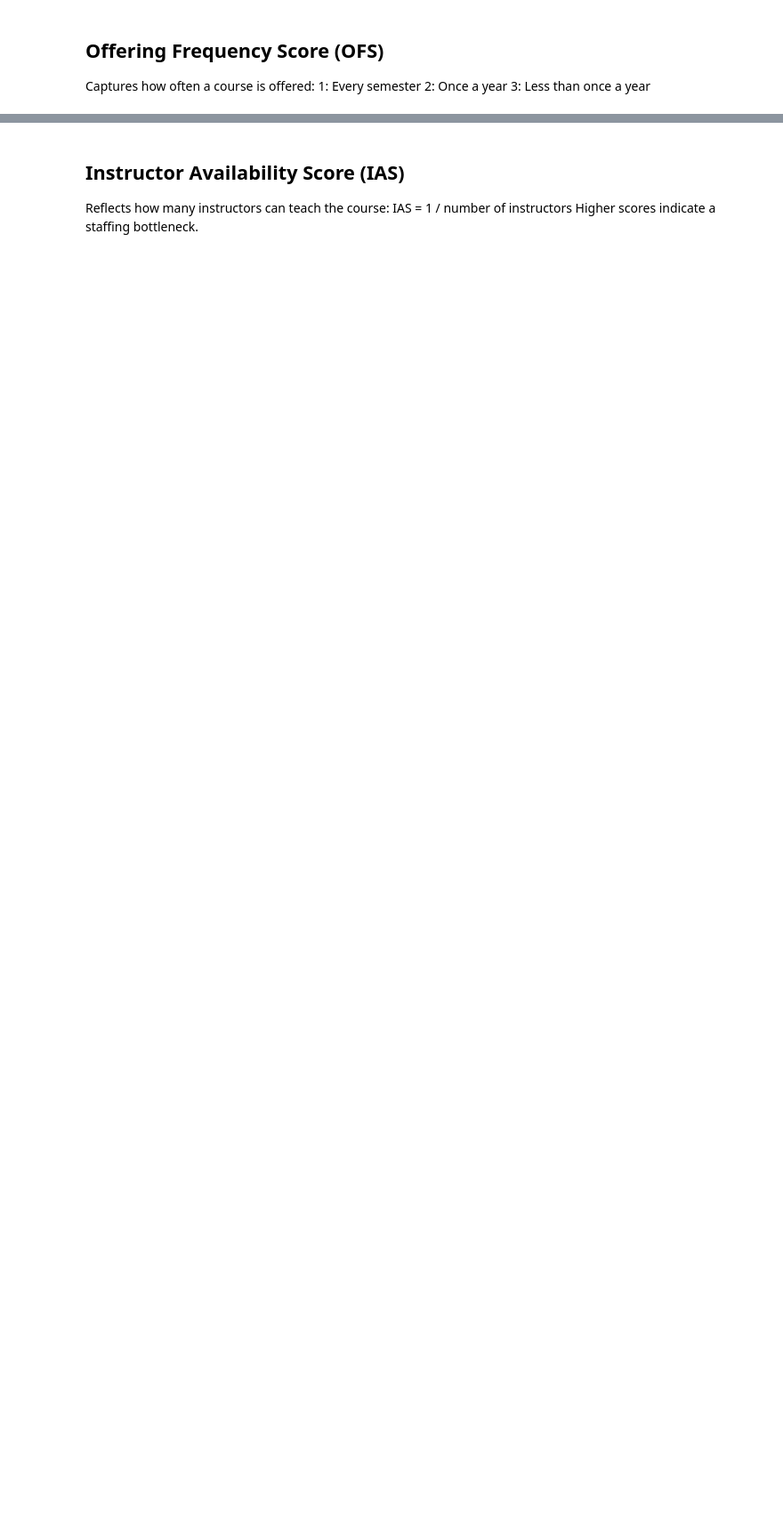
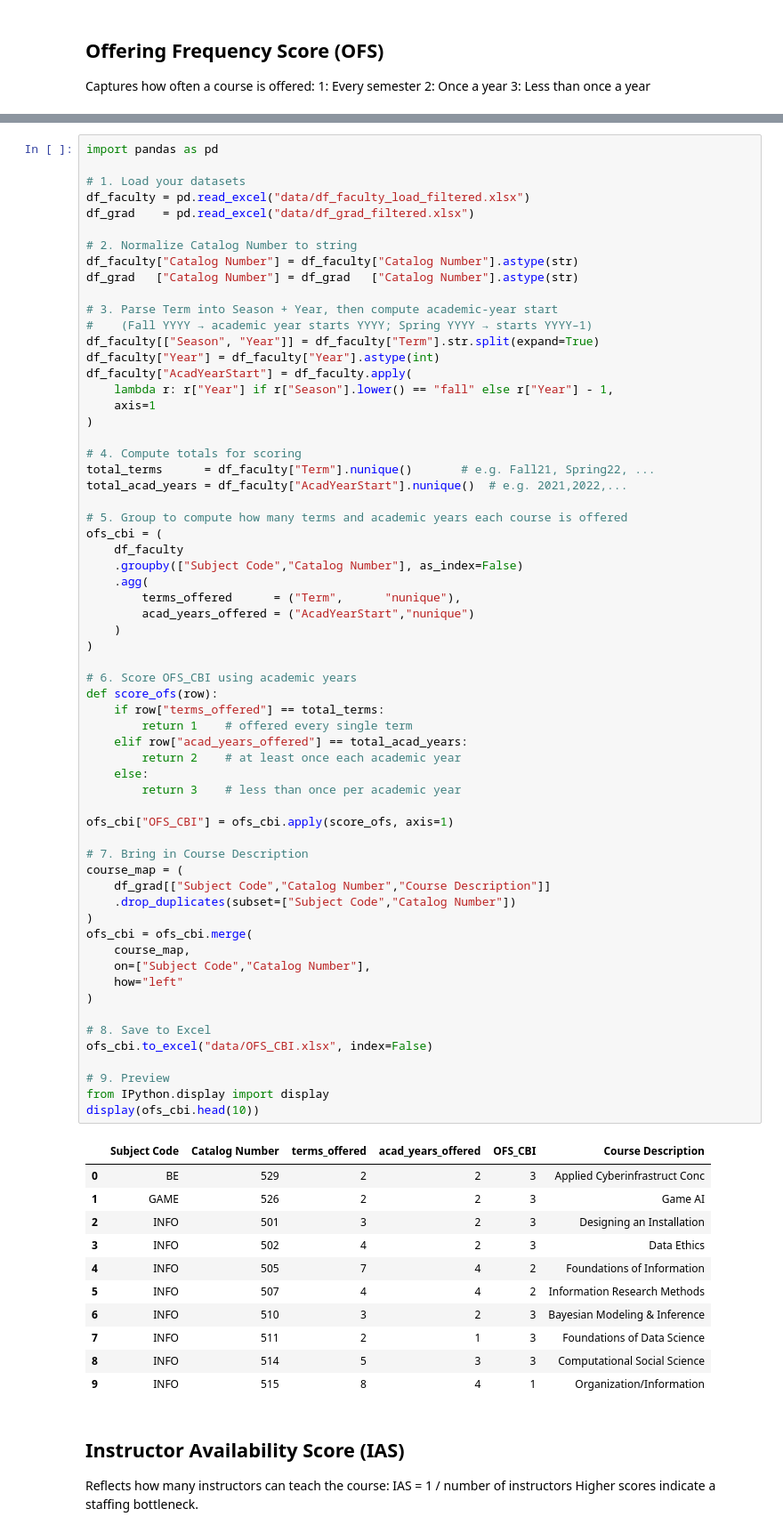
Before and after one commit to sindhugoshika/Grad-Census-Data-Analysis-Capstone, a Jupyter notebook: analysis/2. Trend Analysis/CBI_Analysis.ipynb, the cells around one changed output, grey strips where cells are left out. Shown: that part at 89% size. Drawn from its saved outputs; the diff is of its cells as text; blank space fills up the shorter version.

Commit message:
Updated OFS code by considering academic calender

```diff
--- a/analysis/2. Trend Analysis/CBI_Analysis.ipynb
+++ b/analysis/2. Trend Analysis/CBI_Analysis.ipynb
@@ -225,3 +162,77 @@ display(ofs_cbi.head(10))
+# %%
+import pandas as pd
+
+# 1. Load your datasets
+df_faculty = pd.read_excel("data/df_faculty_load_filtered.xlsx")
+df_grad    = pd.read_excel("data/df_grad_filtered.xlsx")
+
+# 2. Normalize Catalog Number to string
+df_faculty["Catalog Number"] = df_faculty["Catalog Number"].astype(str)
+df_grad   ["Catalog Number"] = df_grad   ["Catalog Number"].astype(str)
+
+# 3. Parse Term into Season + Year, then compute academic‐year start
+#    (Fall YYYY → academic year starts YYYY; Spring YYYY → starts YYYY–1)
+df_faculty[["Season", "Year"]] = df_faculty["Term"].str.split(expand=True)
+df_faculty["Year"] = df_faculty["Year"].astype(int)
+df_faculty["AcadYearStart"] = df_faculty.apply(
+    lambda r: r["Year"] if r["Season"].lower() == "fall" else r["Year"] - 1,
+    axis=1
+)
+
+# 4. Compute totals for scoring
+total_terms      = df_faculty["Term"].nunique()       # e.g. Fall21, Spring22, ...
+total_acad_years = df_faculty["AcadYearStart"].nunique()  # e.g. 2021,2022,...
+
+# 5. Group to compute how many terms and academic years each course is offered
+ofs_cbi = (
+    df_faculty
+    .groupby(["Subject Code","Catalog Number"], as_index=False)
+    .agg(
+        terms_offered      = ("Term",      "nunique"),
+        acad_years_offered = ("AcadYearStart","nunique")
+    )
+)
+
+# 6. Score OFS_CBI using academic years
+def score_ofs(row):
+    if row["terms_offered"] == total_terms:
+        return 1    # offered every single term
+    elif row["acad_years_offered"] == total_acad_years:
+        return 2    # at least once each academic year
+    else:
+        return 3    # less than once per academic year
+
+ofs_cbi["OFS_CBI"] = ofs_cbi.apply(score_ofs, axis=1)
+
+# 7. Bring in Course Description
+course_map = (
+    df_grad[["Subject Code","Catalog Number","Course Description"]]
+    .drop_duplicates(subset=["Subject Code","Catalog Number"])
+)
+ofs_cbi = ofs_cbi.merge(
+    course_map,
+    on=["Subject Code","Catalog Number"],
+    how="left"
+)
+
+# 8. Save to Excel
+ofs_cbi.to_excel("data/OFS_CBI.xlsx", index=False)
+
+# 9. Preview
+from IPython.display import display
+display(ofs_cbi.head(10))
+# %% [output]
+|  | Subject Code | Catalog Number | terms_offered | acad_years_offered | OFS_CBI | Course Description |
+| 0 | BE | 529 | 2 | 2 | 3 | Applied Cyberinfrastruct Conc |
+| 1 | GAME | 526 | 2 | 2 | 3 | Game AI |
+| 2 | INFO | 501 | 3 | 2 | 3 | Designing an Installation |
+| 3 | INFO | 502 | 4 | 2 | 3 | Data Ethics |
+| 4 | INFO | 505 | 7 | 4 | 2 | Foundations of Information |
+| 5 | INFO | 507 | 4 | 4 | 2 | Information Research Methods |
+| 6 | INFO | 510 | 3 | 2 | 3 | Bayesian Modeling & Inference |
+| 7 | INFO | 511 | 2 | 1 | 3 | Foundations of Data Science |
+| 8 | INFO | 514 | 5 | 3 | 3 | Computational Social Science |
+| 9 | INFO | 515 | 8 | 4 | 1 | Organization/Information |
 # %% [markdown]
 ## Instructor Availability Score (IAS)
 
```
Also changed, not shown: parts of 1 cell of this notebook, 1 other file.
